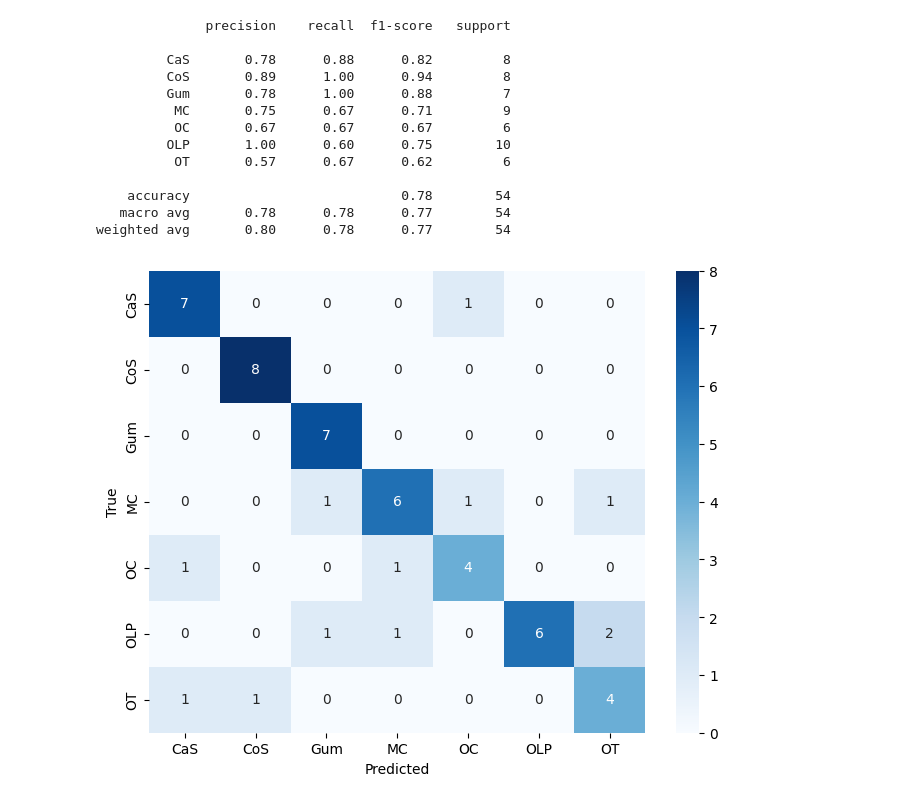
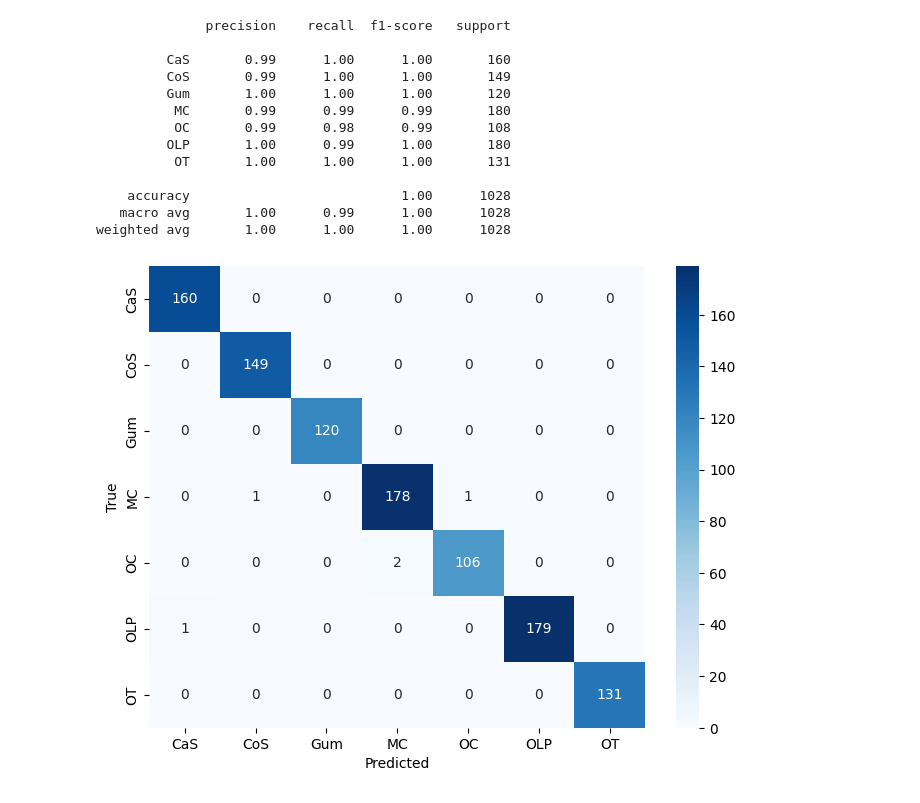
Before and after one commit to santhosh-kumar-karthikeyan/OrCanNet, a Jupyter notebook: CrossAttentionMOD.ipynb, the cells around one changed output. Saved outputs shown, nothing was run; the diff lists cells and outputs as text; code cells hidden in the pictures.

Commit message:
add metrics

```diff
--- a/CrossAttentionMOD.ipynb
+++ b/CrossAttentionMOD.ipynb
@@ -23 +1,7 @@ DATA_ROOT = "/content/drive/MyDrive/MOD"
+# %%
+# =========================================
+# PATH
+# =========================================
+data_root = "/content/drive/MyDrive/Teeth_Dataset"
+MODEL_SAVE_PATH = "/content/drive/MyDrive/teeth.pth"
 # %%
@@ -181 +223,18 @@ class OrCanNet(nn.Module):
+# %%
+# =========================================
+# TRAINING SETUP
+# =========================================
+freeze_backbone(model)
+
+optimizer = torch.optim.AdamW(
+    filter(lambda p: p.requires_grad, model.parameters()),
+    lr=3e-4,
+    weight_decay=1e-4
+)
+
+epochs = 50
+scheduler = torch.optim.lr_scheduler.CosineAnnealingLR(optimizer, T_max=epochs)
+
+early_stopper = EarlyStopping()
+best_acc = 0
 # %%
@@ -264,6 +331,0 @@ Validation Accuracy: 0.6182
-# %%
-MODEL_SAVE_PATH = "/content/drive/MyDrive/MOD/orcannet_model.pth"
-
-torch.save(model.state_dict(), MODEL_SAVE_PATH)
-
-print("Model saved successfully!")
@@ -272,43 +347,47 @@ Model saved successfully!
 # %%
-# Evaluate on test set and generate classification metrics
+
+# =========================================
+# TEST EVALUATION
+# =========================================
+model.load_state_dict(torch.load(MODEL_SAVE_PATH))
 model.eval()
+
 all_preds = []
 all_labels = []
 
 with torch.no_grad():
-    for images, labels in test_loader:
+    for images,labels in test_loader:
         images = images.to(device)
         out,_,_ = model(images)
         preds = torch.argmax(out,1)
 
         all_preds.extend(preds.cpu().numpy())
         all_labels.extend(labels.numpy())
 
-print(classification_report(all_labels, all_preds, target_names=train_dataset.classes))
+print(classification_report(all_labels, all_preds, target_names=class_names))
 
-# Compute and visualize confussion matrix
 cm = confusion_matrix(all_labels, all_preds)
 
 plt.figure(figsize=(8,6))
 sns.heatmap(cm, annot=True, fmt="d",
-            xticklabels=train_dataset.classes,
-            yticklabels=train_dataset.classes,
+            xticklabels=class_names,
+            yticklabels=class_names,
             cmap="Blues")
 plt.xlabel("Predicted")
 plt.ylabel("True")
 plt.show()
 # %% [output]
               precision    recall  f1-score   support
 
-         CaS       0.78      0.88      0.82         8
-         CoS       0.89      1.00      0.94         8
-         Gum       0.78      1.00      0.88         7
-          MC       0.75      0.67      0.71         9
-          OC       0.67      0.67      0.67         6
-         OLP       1.00      0.60      0.75        10
-          OT       0.57      0.67      0.62         6
+         CaS       0.99      1.00      1.00       160
+         CoS       0.99      1.00      1.00       149
+         Gum       1.00      1.00      1.00       120
+          MC       0.99      0.99      0.99       180
+          OC       0.99      0.98      0.99       108
+         OLP       1.00      0.99      1.00       180
+          OT       1.00      1.00      1.00       131
 
-    accuracy                           0.78        54
-   macro avg       0.78      0.78      0.77        54
-weighted avg       0.80      0.78      0.77        54
+    accuracy                           1.00      1028
+   macro avg       1.00      0.99      1.00      1028
+weighted avg       1.00      1.00      1.00      1028
-[figure, old version]
+[figure, new version]
```
Also changed, not shown: parts of 25 cells of this notebook.
